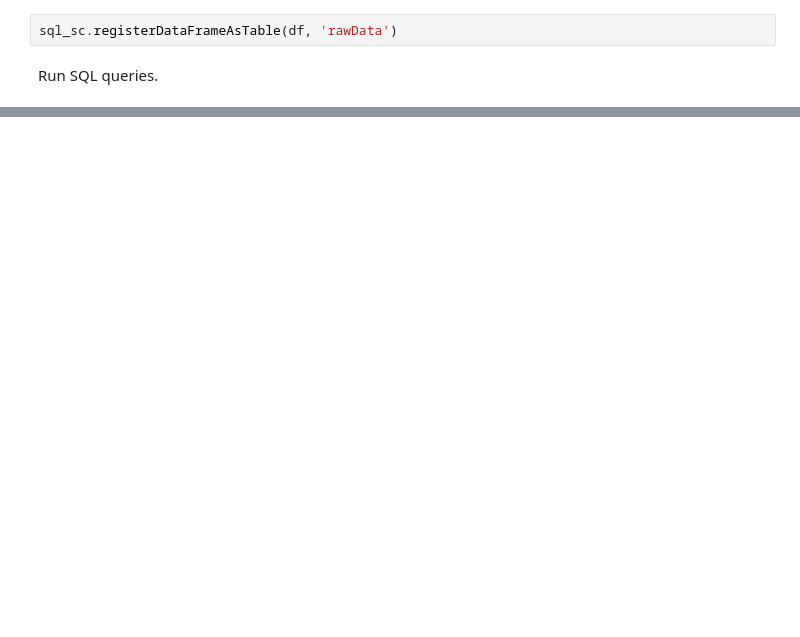
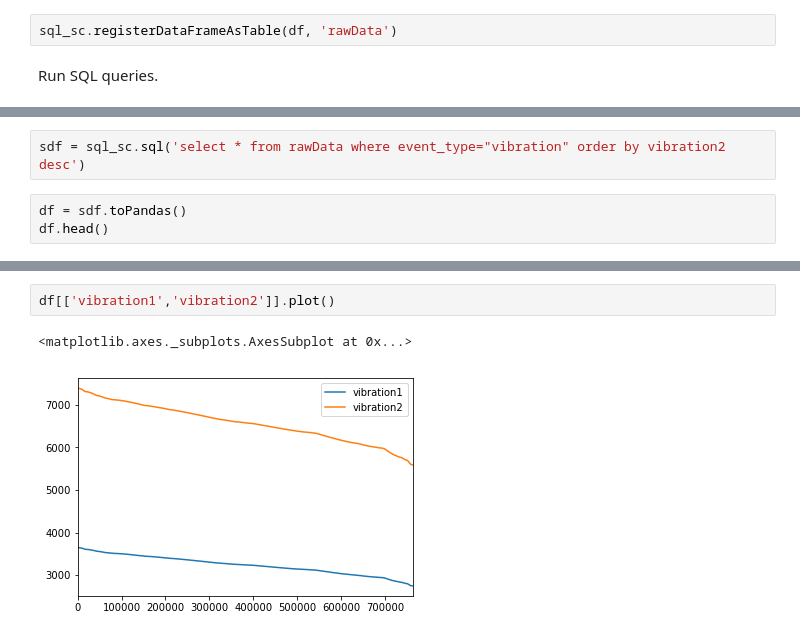
Before and after one commit to claudiofahey/nautilus-iiot-demo, a Jupyter notebook: pysparkprocessor/playground.ipynb, the cells around one changed output, grey strips where cells are left out. Saved outputs shown, nothing was run; the diff lists cells and outputs as text; blank space fills up the shorter version.

```diff
--- a/pysparkprocessor/playground.ipynb
+++ b/pysparkprocessor/playground.ipynb
@@ -207,0 +231,5 @@ Wall time: 911 ms
+# %%
+sdf = sql_sc.sql('select * from rawData where event_type="vibration" order by vibration2 desc')
+# %%
+df = sdf.toPandas()
+df.head()
@@ -207,0 +243,5 @@ Wall time: 911 ms
+# %%
+df[['vibration1','vibration2']].plot()
+# %% [output]
+<matplotlib.axes._subplots.AxesSubplot at 0x...>
+[figure, added]
```
Also changed, not shown: parts of 9 cells of this notebook.
